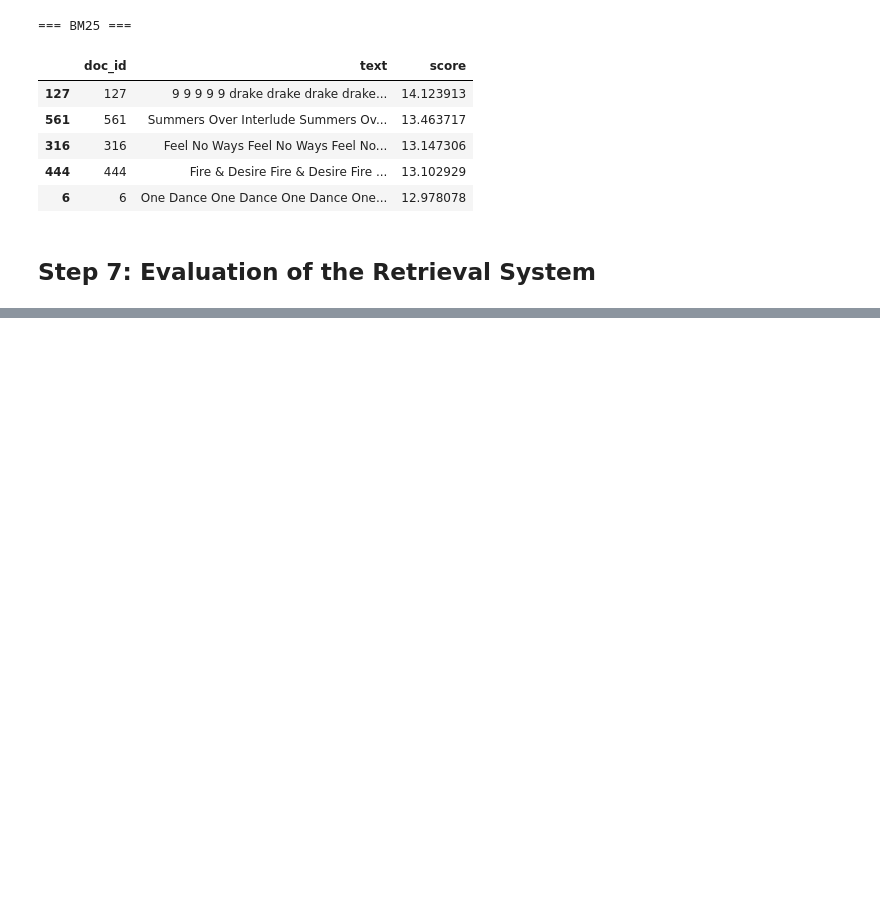
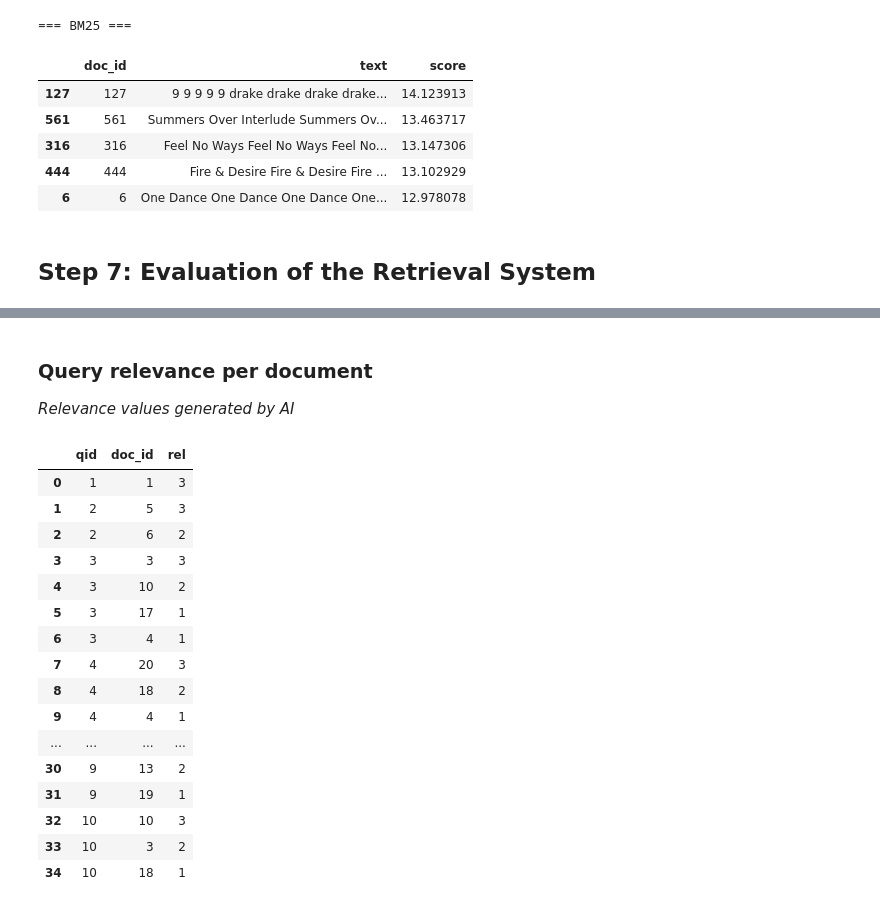
Before and after one commit to nunollages/IPAI, a Jupyter notebook: Code.ipynb, the cells around one changed output, grey strips where cells are left out. Saved outputs shown, nothing was run; the diff lists cells and outputs as text; code cells hidden in the pictures; blank space fills up the shorter version.

```diff
--- a/Code.ipynb
+++ b/Code.ipynb
@@ -1278,0 +1329,74 @@ df_q
+# %% [markdown]
+### Query relevance per document
+
+*Relevance values generated by AI*
+# %%
+import pandas as pd
+
+qrels = [
+    {"qid": 1, "doc_id": 1, "rel": 3},
+
+    {"qid": 2, "doc_id": 5, "rel": 3},
+    {"qid": 2, "doc_id": 6, "rel": 2},
+
+    {"qid": 3, "doc_id": 3, "rel": 3},
+    {"qid": 3, "doc_id": 10, "rel": 2},
+    {"qid": 3, "doc_id": 17, "rel": 1},
+    {"qid": 3, "doc_id": 4, "rel": 1},
+
+    {"qid": 4, "doc_id": 20, "rel": 3},
+    {"qid": 4, "doc_id": 18, "rel": 2},
+    {"qid": 4, "doc_id": 4, "rel": 1},
+    {"qid": 4, "doc_id": 11, "rel": 1},
+
+    {"qid": 5, "doc_id": 3, "rel": 3},
+    {"qid": 5, "doc_id": 2, "rel": 3},
+    {"qid": 5, "doc_id": 10, "rel": 3},
+    {"qid": 5, "doc_id": 17, "rel": 2},
+    {"qid": 5, "doc_id": 13, "rel": 2},
+
+    {"qid": 6, "doc_id": 19, "rel": 3},
+    {"qid": 6, "doc_id": 1, "rel": 3},
+    {"qid": 6, "doc_id": 6, "rel": 3},
+    {"qid": 6, "doc_id": 14, "rel": 2},
+    {"qid": 6, "doc_id": 12, "rel": 2},
+
+    {"qid": 7, "doc_id": 8, "rel": 3},
+    {"qid": 7, "doc_id": 20, "rel": 1},
+    {"qid": 7, "doc_id": 4, "rel": 1},
+
+    {"qid": 8, "doc_id": 14, "rel": 3},
+    {"qid": 8, "doc_id": 1, "rel": 1},
+
+    {"qid": 9, "doc_id": 2, "rel": 3},
+    {"qid": 9, "doc_id": 8, "rel": 3},
+    {"qid": 9, "doc_id": 15, "rel": 2},
+    {"qid": 9, "doc_id": 16, "rel": 2},
+    {"qid": 9, "doc_id": 13, "rel": 2},
+    {"qid": 9, "doc_id": 19, "rel": 1},
+
+    {"qid": 10, "doc_id": 10, "rel": 3},
+    {"qid": 10, "doc_id": 3, "rel": 2},
+    {"qid": 10, "doc_id": 18, "rel": 1},
+]
+
+df_qrels = pd.DataFrame(qrels)
+df_qrels
+# %% [output]
+|  | qid | doc_id | rel |
+| 0 | 1 | 1 | 3 |
+| 1 | 2 | 5 | 3 |
+| 2 | 2 | 6 | 2 |
+| 3 | 3 | 3 | 3 |
+| 4 | 3 | 10 | 2 |
+| 5 | 3 | 17 | 1 |
+| 6 | 3 | 4 | 1 |
+| 7 | 4 | 20 | 3 |
+| 8 | 4 | 18 | 2 |
+| 9 | 4 | 4 | 1 |
+| ... | ... | ... | ... |
+| 30 | 9 | 13 | 2 |
+| 31 | 9 | 19 | 1 |
+| 32 | 10 | 10 | 3 |
+| 33 | 10 | 3 | 2 |
+| 34 | 10 | 18 | 1 |
```
Also changed, not shown: parts of 9 cells of this notebook, 1 other file.
